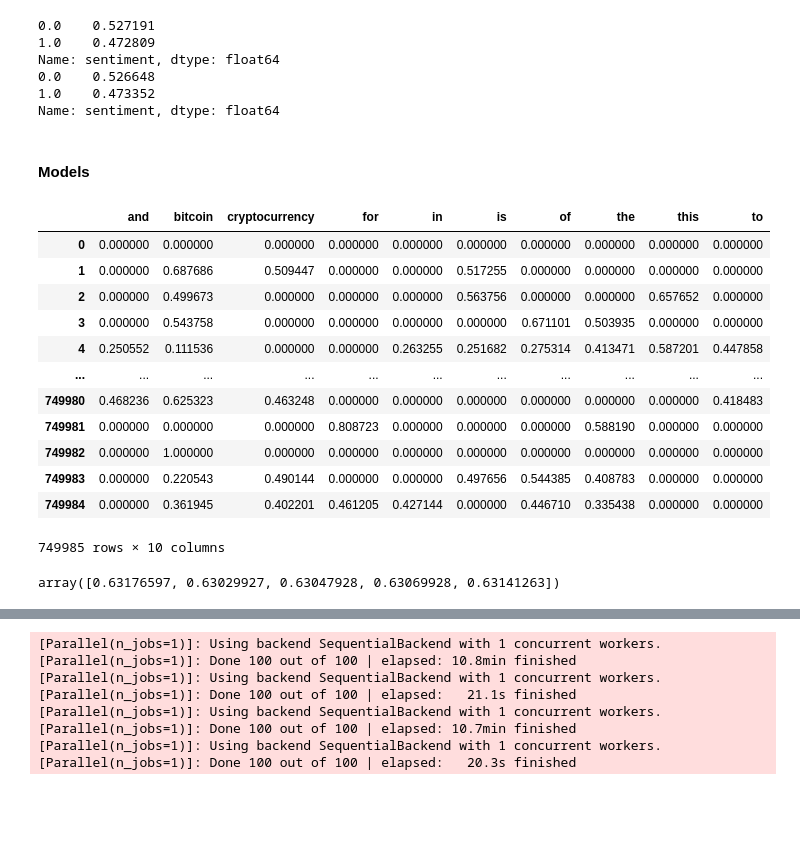
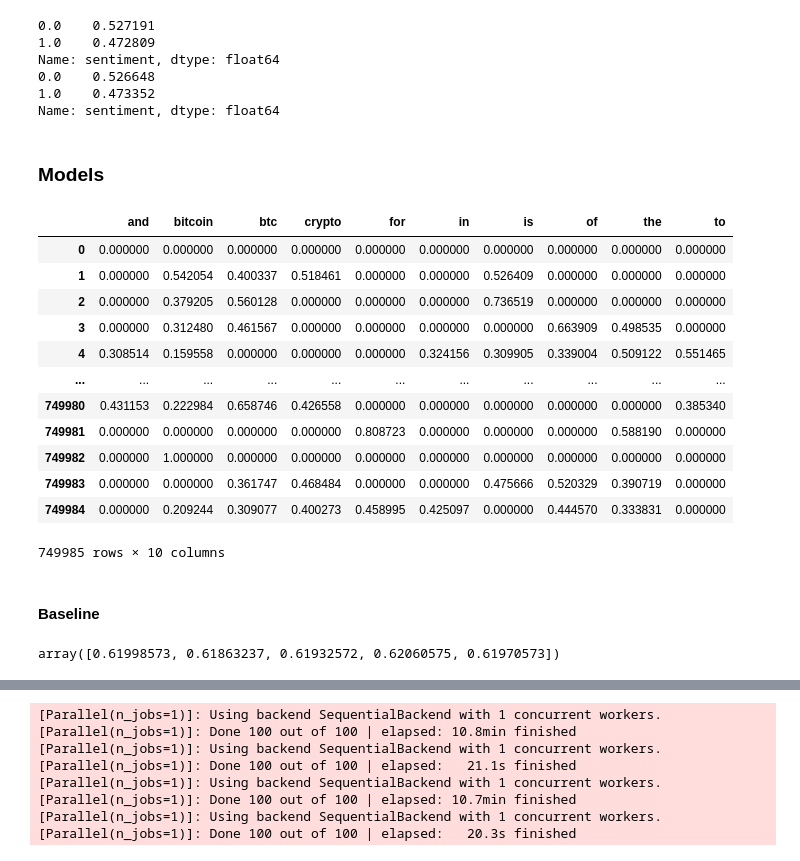
Before and after one commit to ntdoris/bitcoin-twitter-sentiment, a Jupyter notebook: project4.ipynb, the cells around one changed output, grey strips where cells are left out. Cells and saved outputs as stored; diff of their text form; code cells hidden in the pictures; blank space fills up the shorter version.

```diff
--- a/project4.ipynb
+++ b/project4.ipynb
@@ -53,5 +43,5 @@ Note: you may need to restart the kernel to use updated packages.
 # %%
-data = pd.read_csv('bitcoin_tweets1000000.csv', encoding='ISO-8859-1', index_col=[0])
+data = pd.read_csv('data/bitcoin_tweets1000000.csv', encoding='ISO-8859-1', index_col=[0])
 data.head()
 # %% [output]
 |  | user_name | user_location | user_description | user_created | user_followers | user_friends | ... |
@@ -143,11 +161,11 @@ Polarity Score         0
 sentiment              0
 dtype: int64
 # %%
-# date column needs to be transformed to proper format
-import datetime
+# date column needs to be transformed to proper format - the below code
+# results in error given there is text in some of the dates
 
-data['date'] = [datetime.datetime.strptime(date, '%Y-%m-%d %H:%M:%S') for date in data['date']]
-data.head()
+#data['date'] = [datetime.datetime.strptime(date, '%Y-%m-%d %H:%M:%S') for date in data['date']]
+#data.head()
 # %% [output]
 ValueError: time data "['ETH', 'BTC', 'Bitcoin']" does not match format '%Y-%m-%d %H:%M:%S'
 # %%
@@ -418,13 +440,12 @@ stopwords_list += list(string.punctuation)
 # %%
-from nltk.tokenize import RegexpTokenizer
-
+# tokenizing with regex tokenizer
 basic_token_pattern = r"(?u)\b\w\w+\b"
 
 tokenizer = RegexpTokenizer(basic_token_pattern)
 tokenizer.tokenize(text_data['text'][1])[:10]
 
 # Create new column with tokenized data
-text_data["text_tokenized"] = text_data["text"].apply(tokenizer.tokenize)
+text_data["text_tokenized"] = text_data["text2"].apply(tokenizer.tokenize)
 text_data['text_tokenized'][1]
 # %% [output]
 A value is trying to be set on a copy of a slice from a DataFrame.
@@ -837,28 +871,28 @@ Name: sentiment, dtype: float64
 1.0    0.473352
 Name: sentiment, dtype: float64
 # %% [markdown]
-#### Models
+### Models
 # %%
 tfidf = TfidfVectorizer(max_features=10)
 
 # Fit the vectorizer on X_train["text"] and transform it
-X_train_vectorized = tfidf.fit(X_train['text2']).transform(X_train['text2']) # run on non-tokenized text
+X_train_vectorized = tfidf.fit(X_train['text']).transform(X_train['text']) # run on non-tokenized text
 
 # Visually inspect the 10 most common words
 pd.DataFrame.sparse.from_spmatrix(X_train_vectorized, columns=tfidf.get_feature_names())
 # %% [output]
-|  | and | bitcoin | cryptocurrency | for | in | is | of | the | this | to |
+|  | and | bitcoin | btc | crypto | for | in | is | of | the | to |
 | 0 | 0.000000 | 0.000000 | 0.000000 | 0.000000 | 0.000000 | 0.000000 | 0.000000 | 0.000000 | 0.000000 | 0.000000 |
-| 1 | 0.000000 | 0.687686 | 0.509447 | 0.000000 | 0.000000 | 0.517255 | 0.000000 | 0.000000 | 0.000000 | 0.000000 |
-| 2 | 0.000000 | 0.499673 | 0.000000 | 0.000000 | 0.000000 | 0.563756 | 0.000000 | 0.000000 | 0.657652 | 0.000000 |
-| 3 | 0.000000 | 0.543758 | 0.000000 | 0.000000 | 0.000000 | 0.000000 | 0.671101 | 0.503935 | 0.000000 | 0.000000 |
-| 4 | 0.250552 | 0.111536 | 0.000000 | 0.000000 | 0.263255 | 0.251682 | 0.275314 | 0.413471 | 0.587201 | 0.447858 |
+| 1 | 0.000000 | 0.542054 | 0.400337 | 0.518461 | 0.000000 | 0.000000 | 0.526409 | 0.000000 | 0.000000 | 0.000000 |
+| 2 | 0.000000 | 0.379205 | 0.560128 | 0.000000 | 0.000000 | 0.000000 | 0.736519 | 0.000000 | 0.000000 | 0.000000 |
+| 3 | 0.000000 | 0.312480 | 0.461567 | 0.000000 | 0.000000 | 0.000000 | 0.000000 | 0.663909 | 0.498535 | 0.000000 |
+| 4 | 0.308514 | 0.159558 | 0.000000 | 0.000000 | 0.000000 | 0.324156 | 0.309905 | 0.339004 | 0.509122 | 0.551465 |
 | ... | ... | ... | ... | ... | ... | ... | ... | ... | ... | ... |
-| 749980 | 0.468236 | 0.625323 | 0.463248 | 0.000000 | 0.000000 | 0.000000 | 0.000000 | 0.000000 | 0.000000 | 0.418483 |
-| 749981 | 0.000000 | 0.000000 | 0.000000 | 0.808723 | 0.000000 | 0.000000 | 0.000000 | 0.588190 | 0.000000 | 0.000000 |
+| 749980 | 0.431153 | 0.222984 | 0.658746 | 0.426558 | 0.000000 | 0.000000 | 0.000000 | 0.000000 | 0.000000 | 0.385340 |
+| 749981 | 0.000000 | 0.000000 | 0.000000 | 0.000000 | 0.808723 | 0.000000 | 0.000000 | 0.000000 | 0.588190 | 0.000000 |
 | 749982 | 0.000000 | 1.000000 | 0.000000 | 0.000000 | 0.000000 | 0.000000 | 0.000000 | 0.000000 | 0.000000 | 0.000000 |
-| 749983 | 0.000000 | 0.220543 | 0.490144 | 0.000000 | 0.000000 | 0.497656 | 0.544385 | 0.408783 | 0.000000 | 0.000000 |
-| 749984 | 0.000000 | 0.361945 | 0.402201 | 0.461205 | 0.427144 | 0.000000 | 0.446710 | 0.335438 | 0.000000 | 0.000000 |
+| 749983 | 0.000000 | 0.000000 | 0.361747 | 0.468484 | 0.000000 | 0.000000 | 0.475666 | 0.520329 | 0.390719 | 0.000000 |
+| 749984 | 0.000000 | 0.209244 | 0.309077 | 0.400273 | 0.458995 | 0.425097 | 0.000000 | 0.444570 | 0.333831 | 0.000000 |
 749985 rows × 10 columns
 # %%
 # We should still have the same number of rows
@@ -867,11 +901,9 @@ assert X_train_vectorized.shape[0] == X_train.shape[0]
 # The vectorized version should have 10 columns, since we set
 # max_features=10
 assert X_train_vectorized.shape[1] == 10
+# %% [markdown]
+#### Baseline
 # %%
-# Import relevant class and function
-from sklearn.model_selection import cross_val_score
-from sklearn.naive_bayes import MultinomialNB
-
 # Instantiate a MultinomialNB classifier
 baseline_model = MultinomialNB()
 
@@ -879,4 +911,4 @@ baseline_model = MultinomialNB()
 baseline_cv = cross_val_score(baseline_model, X_train_vectorized, y_train)
 baseline_cv
 # %% [output]
-array([0.63176597, 0.63029927, 0.63047928, 0.63069928, 0.63141263])
+array([0.61998573, 0.61863237, 0.61932572, 0.62060575, 0.61970573])
```
Also changed, not shown: parts of 80 cells of this notebook, 1 other file.
